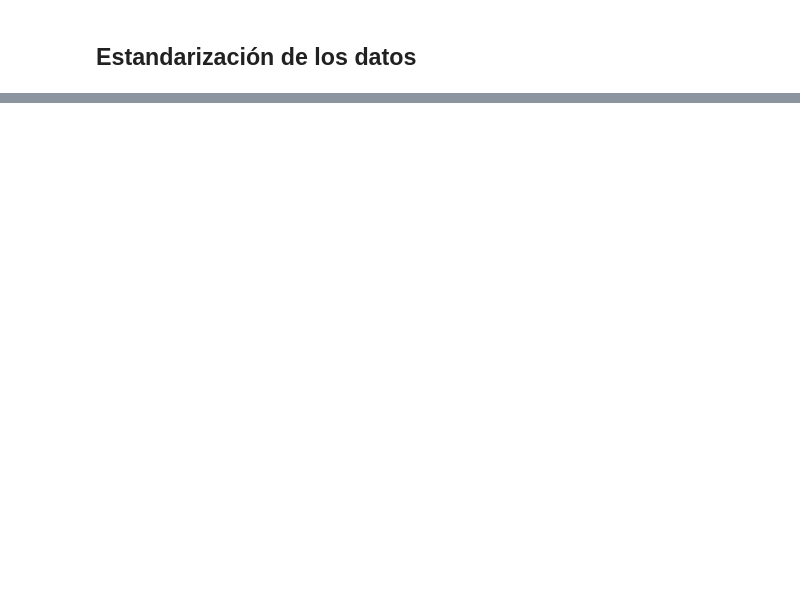
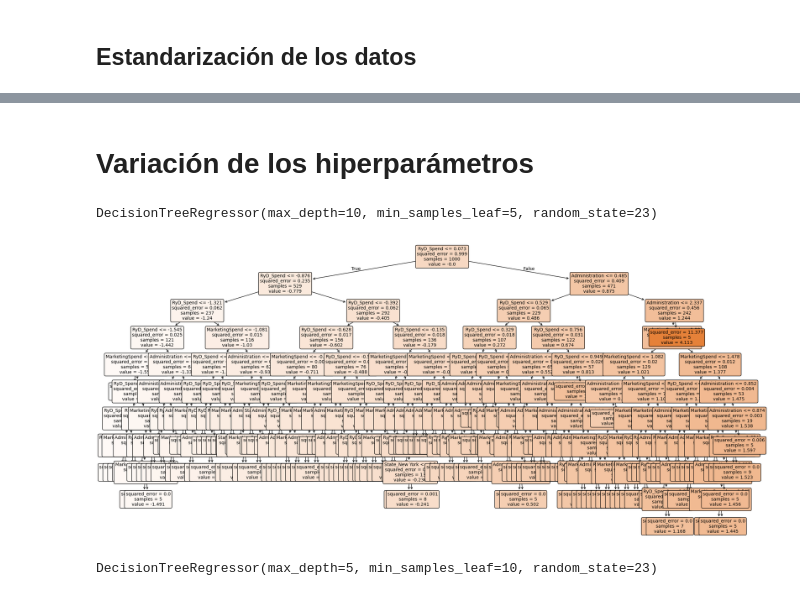
Before and after one commit to itssofiarce/MINERIA, a Jupyter notebook: TP2_Mineria_Arce.ipynb, the cells around one changed output, grey strips where cells are left out. Drawn from its saved outputs; the diff is of its cells as text; code cells hidden in the pictures; blank space fills up the shorter version.

```diff
--- a/TP2_Mineria_Arce.ipynb
+++ b/TP2_Mineria_Arce.ipynb
@@ -117,0 +214,26 @@ X_train, X_test, y_train, y_test = train_test_split(X, y, test_size=0.2, random_
+# %% [markdown]
+# Variación de los hiperparámetros
+# %%
+# Profundidad mas grande
+arbol_reg_grande = tree.DecisionTreeRegressor(
+      max_depth=10, min_samples_leaf=5 ,random_state=23
+      )
+
+arbol_reg_grande.fit(X_escalado, Y_escalado)
+# %% [output]
+DecisionTreeRegressor(max_depth=10, min_samples_leaf=5, random_state=23)
+# %%
+# Metricas
+plt.figure(figsize=(25,12))
+tree.plot_tree(arbol_reg_grande, fontsize=10, feature_names=X_escalado.columns, filled=True, rounded=True)
+plt.show()
+# %% [output]
+[figure, added]
+# %%
+# Observaciones por hoja grande para crear divisiones mas robustas
+arbol_reg_hojas = tree.DecisionTreeRegressor(
+      max_depth=5, min_samples_leaf=10 ,random_state=23
+      )
+arbol_reg_hojas.fit(X_escalado, Y_escalado)
+# %% [output]
+DecisionTreeRegressor(max_depth=5, min_samples_leaf=10, random_state=23)
```
Also changed, not shown: parts of 56 cells of this notebook.
